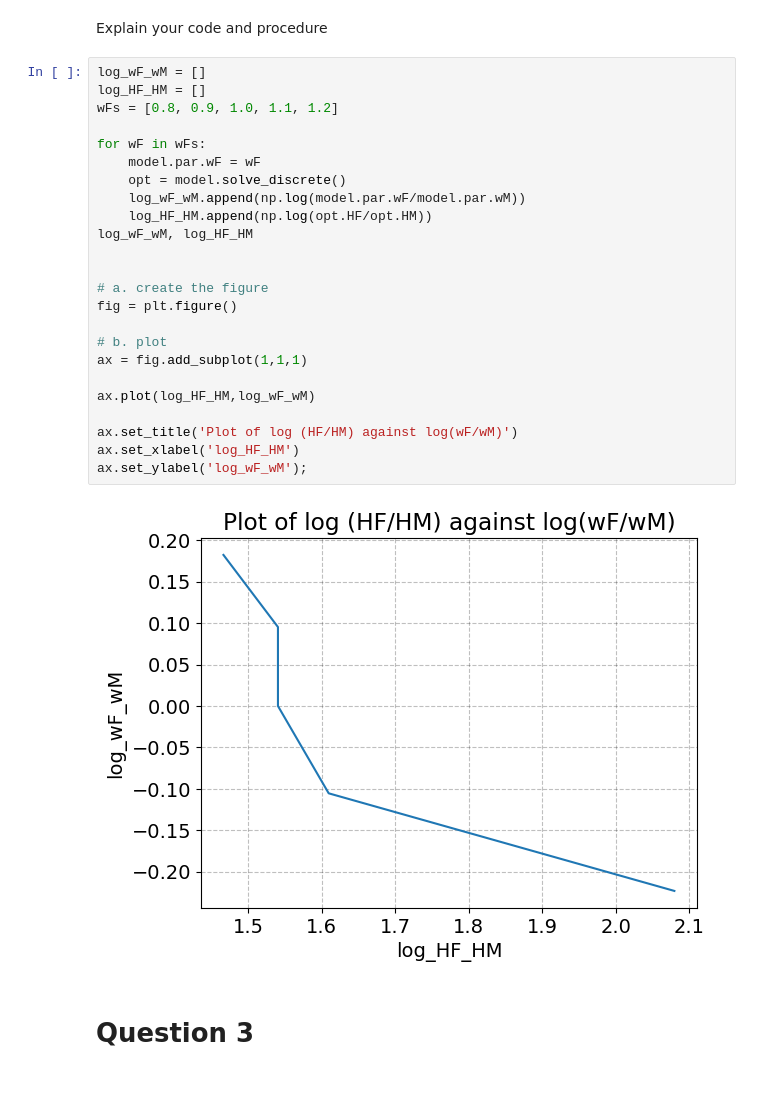
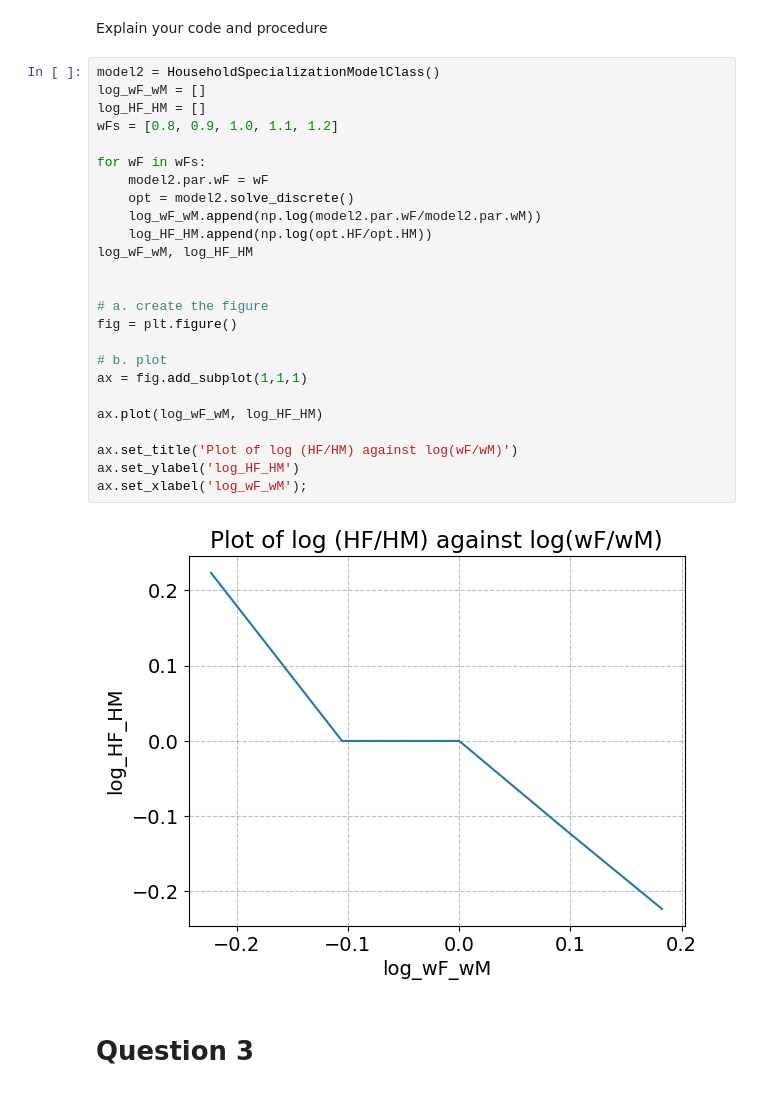
Before and after one commit to NumEconCopenhagen/projects-2023-frederikke-x2-og-sofie, a Jupyter notebook: inauguralproject/inauguralproject.ipynb, the cells around one changed output. Saved outputs shown, nothing was run; the diff lists cells and outputs as text.

```diff
--- a/inauguralproject/inauguralproject.ipynb
+++ b/inauguralproject/inauguralproject.ipynb
@@ -69,31 +69,32 @@ When sigma changes the values for HF/HM becomes:
 # %% [markdown]
 Explain your code and procedure
 # %%
+model2 = HouseholdSpecializationModelClass()
 log_wF_wM = []
 log_HF_HM = []
 wFs = [0.8, 0.9, 1.0, 1.1, 1.2]
 
 for wF in wFs:
-    model.par.wF = wF
-    opt = model.solve_discrete()
-    log_wF_wM.append(np.log(model.par.wF/model.par.wM))
+    model2.par.wF = wF
+    opt = model2.solve_discrete()
+    log_wF_wM.append(np.log(model2.par.wF/model2.par.wM))
     log_HF_HM.append(np.log(opt.HF/opt.HM))
 log_wF_wM, log_HF_HM
 
 
 # a. create the figure
 fig = plt.figure()
 
 # b. plot
 ax = fig.add_subplot(1,1,1)
 
-ax.plot(log_HF_HM,log_wF_wM)
+ax.plot(log_wF_wM, log_HF_HM)
 
 ax.set_title('Plot of log (HF/HM) against log(wF/wM)')
-ax.set_xlabel('log_HF_HM')
-ax.set_ylabel('log_wF_wM');
+ax.set_ylabel('log_HF_HM')
+ax.set_xlabel('log_wF_wM');
 # %% [output]
-[figure, old version]
+[figure, new version]
 # %% [markdown]
 # Question 3
 # %% [markdown]
```
Also changed, not shown: parts of 2 cells of this notebook.
